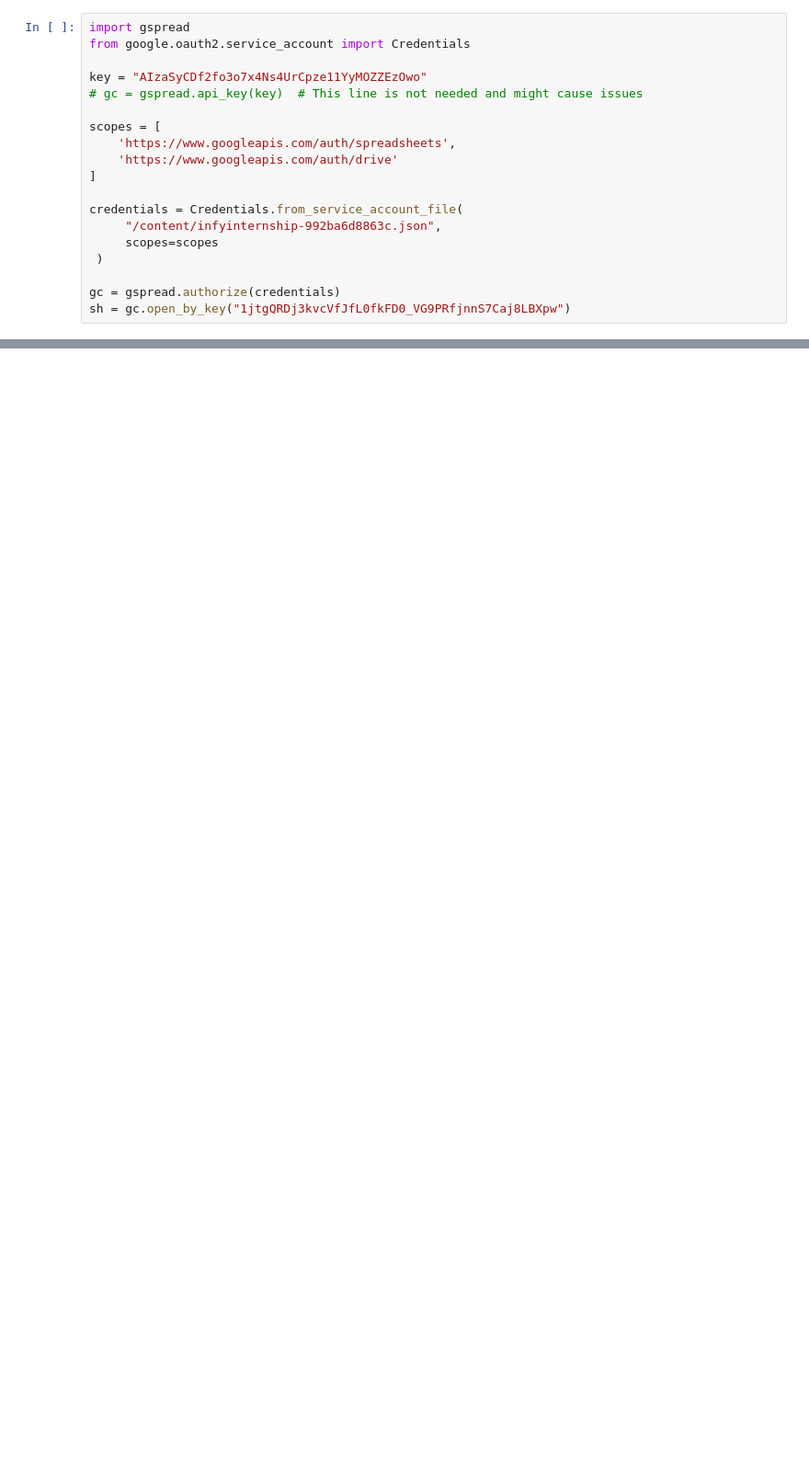
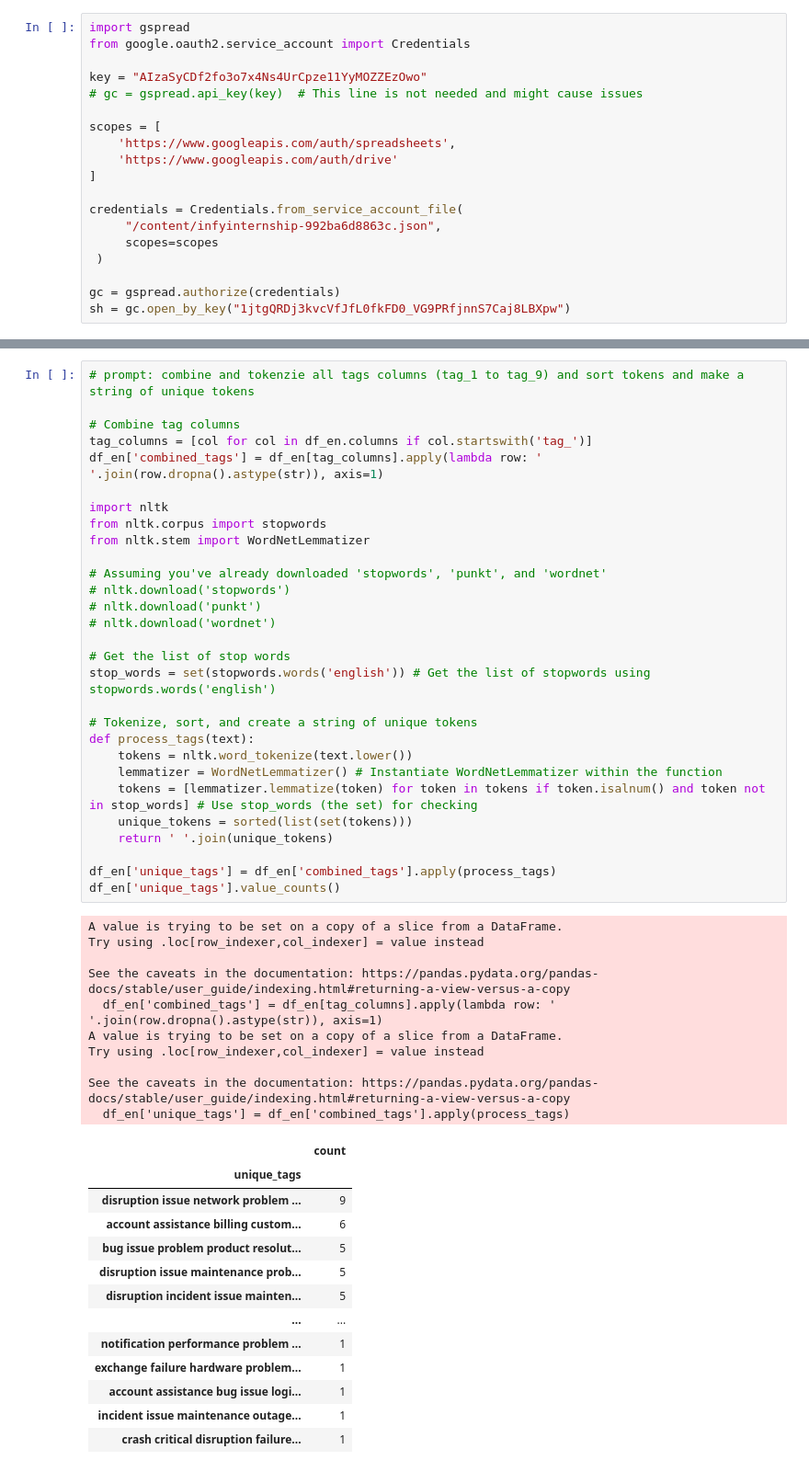
Before and after one commit to Rii-FUND/Infosys_Internship, a Jupyter notebook: customerSupportTickets/rough/4. Automated Responses/response_automation_final.ipynb, the cells around one changed output, grey strips where cells are left out. Shown at 92% size. Saved outputs shown, nothing was run; the diff lists cells and outputs as text; blank space fills up the shorter version.

```diff
--- a/customerSupportTickets/rough/4. Automated Responses/response_automation_final.ipynb
+++ b/customerSupportTickets/rough/4. Automated Responses/response_automation_final.ipynb
@@ -393,0 +172,53 @@ Automated Response: Thank you for contacting us. It looks like a Payment Issue.
+# %%
+# prompt: combine and tokenzie all tags columns (tag_1 to tag_9) and sort tokens and make a string of unique tokens
+
+# Combine tag columns
+tag_columns = [col for col in df_en.columns if col.startswith('tag_')]
+df_en['combined_tags'] = df_en[tag_columns].apply(lambda row: ' '.join(row.dropna().astype(str)), axis=1)
+
+import nltk
+from nltk.corpus import stopwords
+from nltk.stem import WordNetLemmatizer
+
+# Assuming you've already downloaded 'stopwords', 'punkt', and 'wordnet'
+# nltk.download('stopwords')
+# nltk.download('punkt')
+# nltk.download('wordnet')
+
+# Get the list of stop words
+stop_words = set(stopwords.words('english')) # Get the list of stopwords using stopwords.words('english')
+
+# Tokenize, sort, and create a string of unique tokens
+def process_tags(text):
+    tokens = nltk.word_tokenize(text.lower())
+    lemmatizer = WordNetLemmatizer() # Instantiate WordNetLemmatizer within the function
+    tokens = [lemmatizer.lemmatize(token) for token in tokens if token.isalnum() and token not in stop_words] # Use stop_words (the set) for checking
+    unique_tokens = sorted(list(set(tokens)))
+    return ' '.join(unique_tokens)
+
+df_en['unique_tags'] = df_en['combined_tags'].apply(process_tags)
+df_en['unique_tags'].value_counts()
+# %% [output]
+A value is trying to be set on a copy of a slice from a DataFrame.
+Try using .loc[row_indexer,col_indexer] = value instead
+
+See the caveats in the documentation: https://pandas.pydata.org/pandas-docs/stable/user_guide/indexing.html#returning-a-view-versus-a-copy
+  df_en['combined_tags'] = df_en[tag_columns].apply(lambda row: ' '.join(row.dropna().astype(str)), axis=1)
+A value is trying to be set on a copy of a slice from a DataFrame.
+Try using .loc[row_indexer,col_indexer] = value instead
+
+See the caveats in the documentation: https://pandas.pydata.org/pandas-docs/stable/user_guide/indexing.html#returning-a-view-versus-a-copy
+  df_en['unique_tags'] = df_en['combined_tags'].apply(process_tags)
+|  | count |
+| unique_tags |  |
+| disruption issue network problem ... | 9 |
+| account assistance billing custom... | 6 |
+| bug issue problem product resolut... | 5 |
+| disruption issue maintenance prob... | 5 |
+| disruption incident issue mainten... | 5 |
+| ... | ... |
+| notification performance problem ... | 1 |
+| exchange failure hardware problem... | 1 |
+| account assistance bug issue logi... | 1 |
+| incident issue maintenance outage... | 1 |
+| crash critical disruption failure... | 1 |
```
Also changed, not shown: parts of 44 cells of this notebook.
